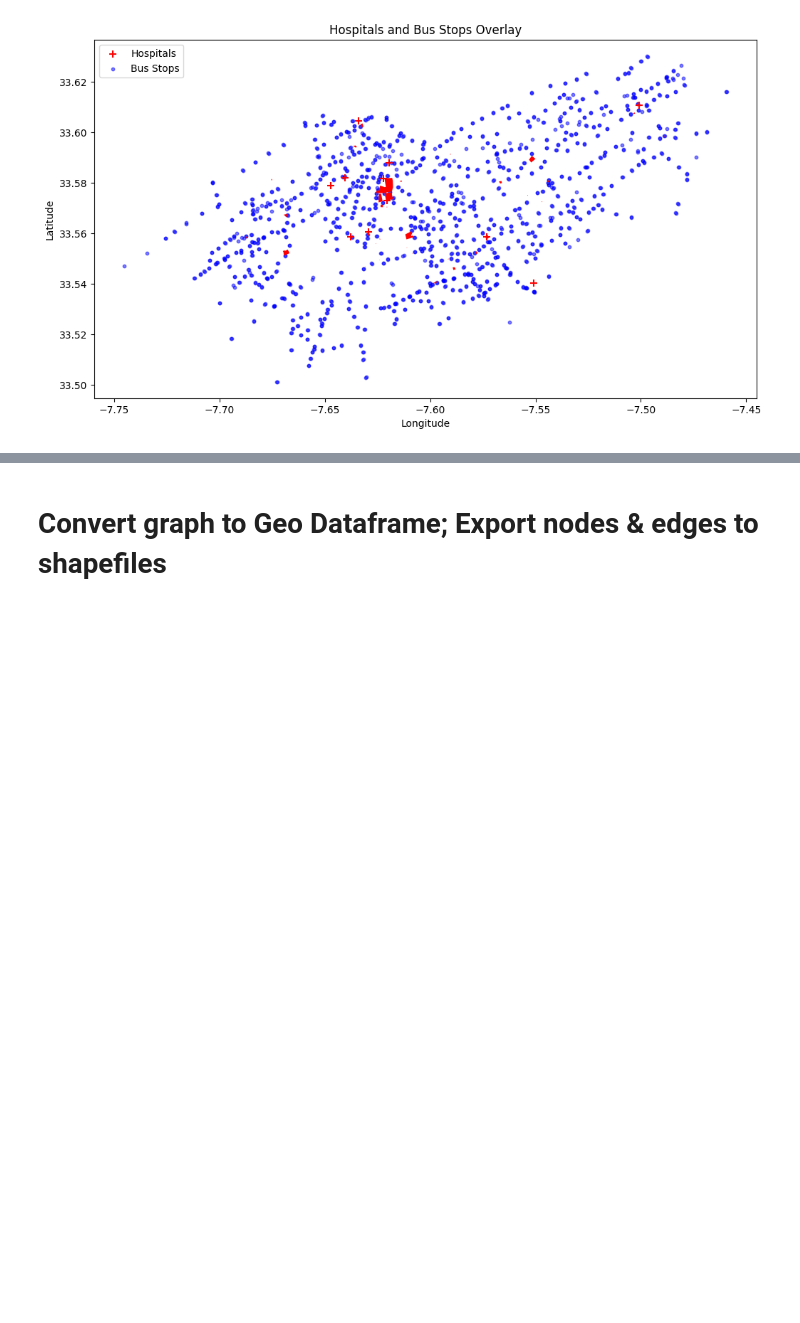
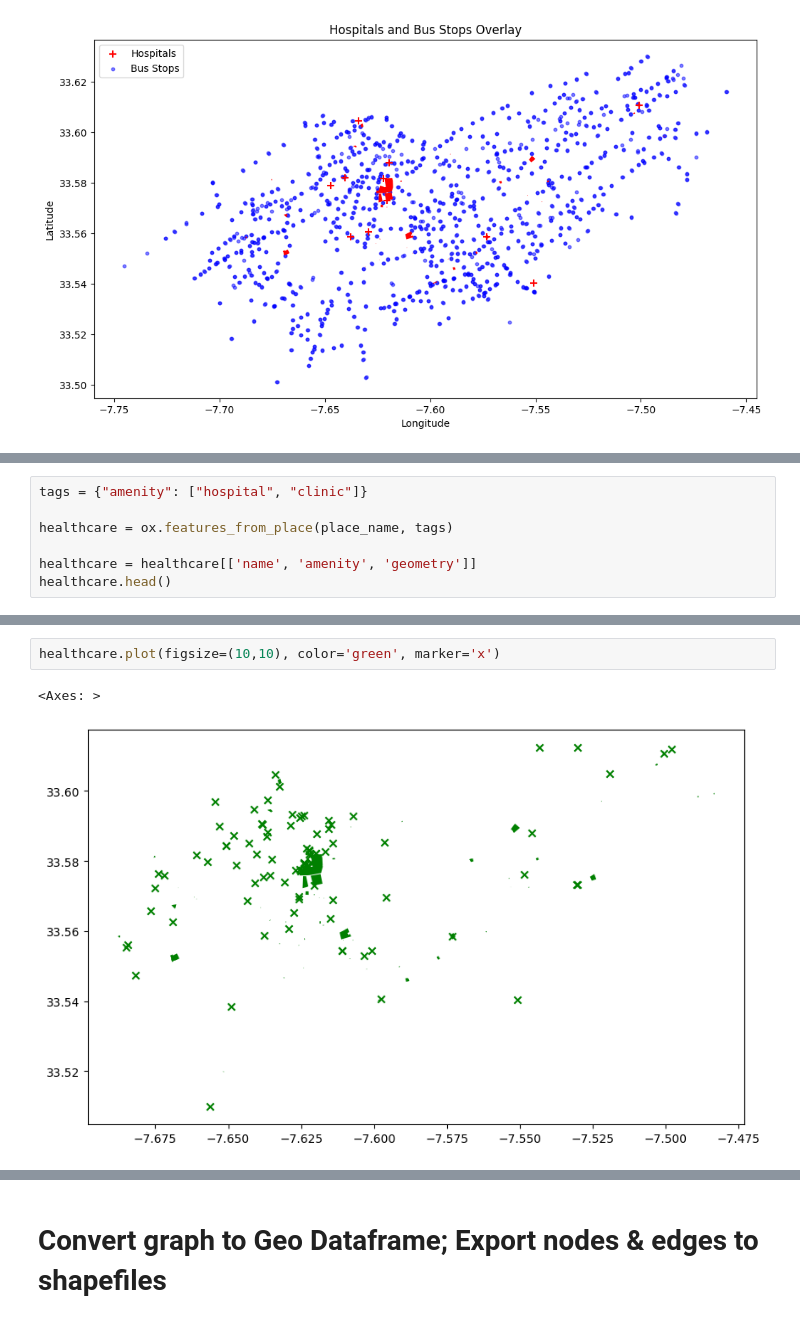
Before and after one commit to afkk25/capstone_repo, a Jupyter notebook: notebooks/01_data_collection.ipynb, the cells around one changed output, grey strips where cells are left out. Saved outputs shown, nothing was run; the diff lists cells and outputs as text; blank space fills up the shorter version.

Commit message:
Getting healthcare and bus data

```diff
--- a/notebooks/01_data_collection.ipynb
+++ b/notebooks/01_data_collection.ipynb
@@ -103,0 +106,7 @@ See: https://matplotlib.org/stable/tutorials/intermediate/legend_guide.html#impl
+# %%
+tags = {"amenity": ["hospital", "clinic"]}
+
+healthcare = ox.features_from_place(place_name, tags)
+
+healthcare = healthcare[['name', 'amenity', 'geometry']]
+healthcare.head()
@@ -103,0 +121,5 @@ See: https://matplotlib.org/stable/tutorials/intermediate/legend_guide.html#impl
+# %%
+healthcare.plot(figsize=(10,10), color='green', marker='x')
+# %% [output]
+<Axes: >
+[figure, added]
```
Also changed, not shown: parts of 10 cells of this notebook.
